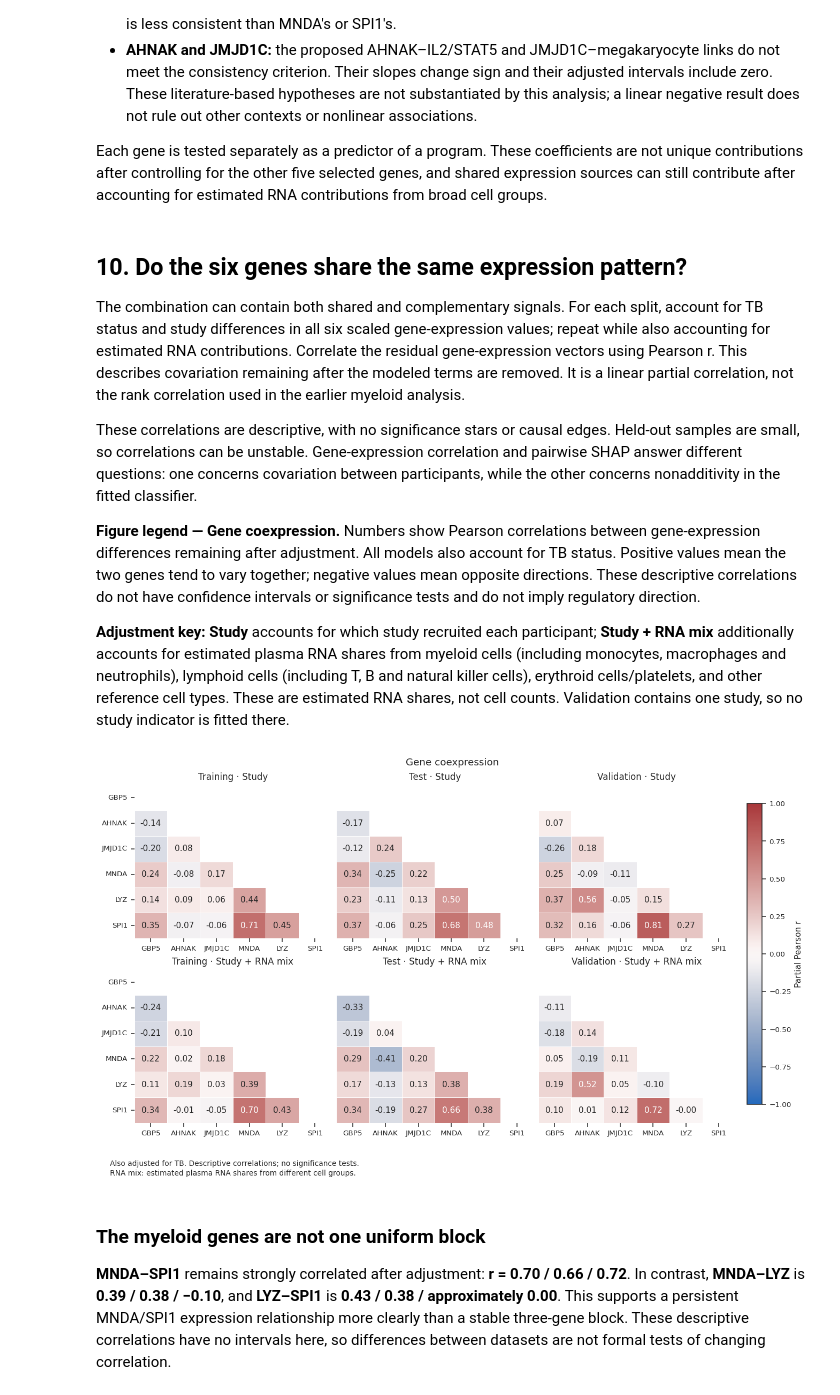
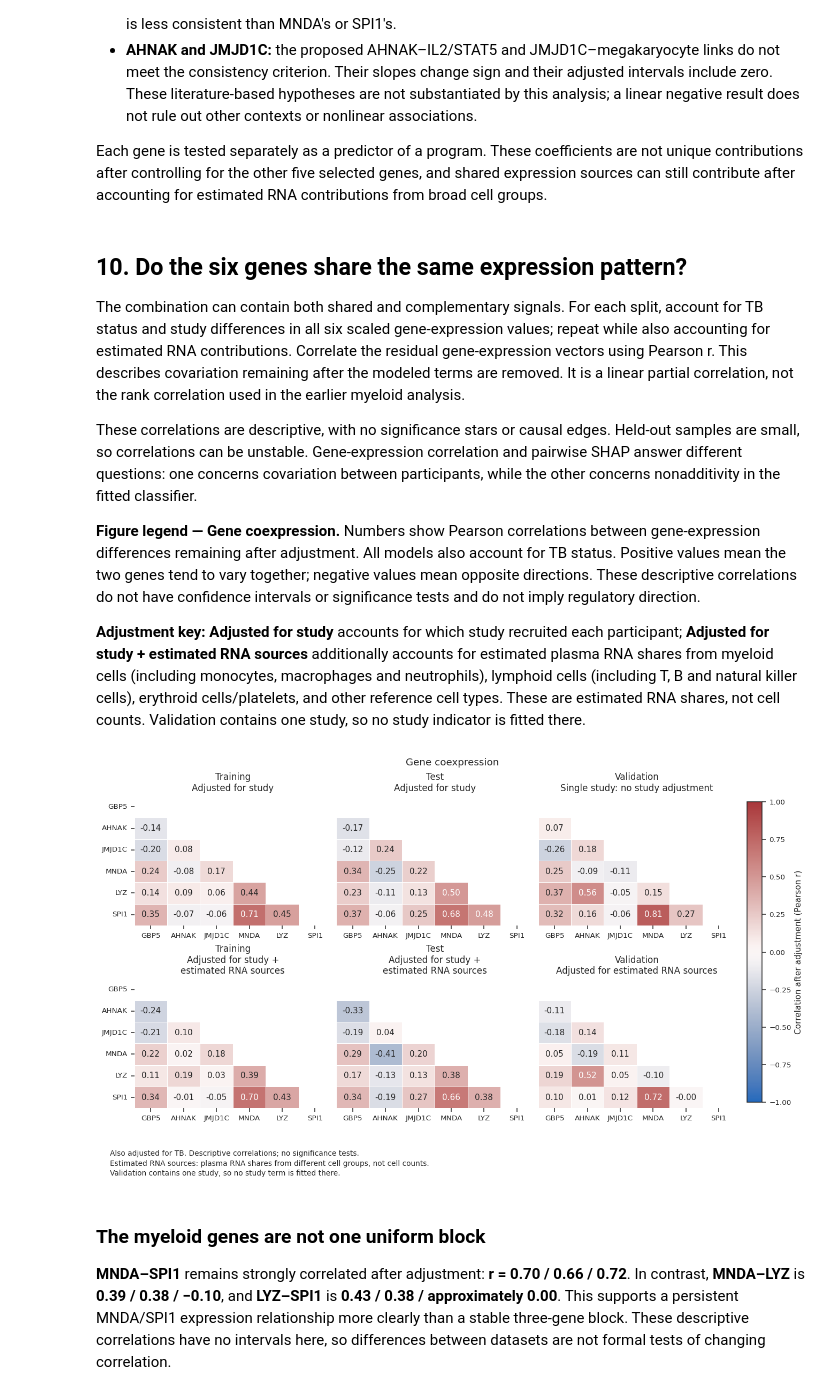
Before and after one commit to alenzimic/cfRNA_TB, a Jupyter notebook: Scripts_For_Manuscript/gene_interactions_pathways.ipynb, the cells around one changed output. Cells and saved outputs as stored; diff of their text form; code cells hidden in the pictures.

```diff
--- a/Scripts_For_Manuscript/gene_interactions_pathways.ipynb
+++ b/Scripts_For_Manuscript/gene_interactions_pathways.ipynb
@@ -303,6 +341,6 @@ Each heatmap uses the same color scale. An asterisk marks GSEA FDR < 0.05 within
 # %%
 focus_results = enrichment.loc[enrichment.pathway.isin(FOCUS)].copy()
-figure, axes = plt.subplots(2, 2, figsize=(10.6, 6.3), layout="constrained")
+figure, axes = plt.subplots(2, 2, figsize=(11.5, 7.2), layout="constrained")
 limit = max(2, np.ceil(focus_results.nes.abs().max() * 2) / 2)
 for row, adjustment in enumerate(ADJUSTMENTS):
     for column, panel in enumerate(PANELS):
@@ -313,12 +351,12 @@ for row, adjustment in enumerate(ADJUSTMENTS):
         sns.heatmap(values, ax=axes[row, column], annot=labels, fmt="", cmap="vlag", center=0,
                     vmin=-limit, vmax=limit, cbar=False, linewidths=0.5,
                     xticklabels=list(SPLITS.values()), yticklabels=list(FOCUS.values()) if column == 0 else False)
-        axes[row, column].set(title=f"{PANEL_TITLES[panel]} · {ADJUSTMENT_TITLES[adjustment]}", xlabel="", ylabel="")
+        axes[row, column].set(title=f"{PANEL_TITLES[panel]}\n{ADJUSTMENT_TITLES[adjustment]}", xlabel="", ylabel="")
         axes[row, column].tick_params(axis="both", rotation=0)
-figure.colorbar(axes[0, 0].collections[0], ax=axes, fraction=0.025, pad=0.02, label="Enrichment (NES)")
+figure.colorbar(axes[0, 0].collections[0], ax=axes, fraction=0.025, pad=0.02, label="GSEA normalized enrichment score (NES)")
 figure.suptitle("Pathway enrichment in TB", fontsize=12)
-figure.set_layout_engine("constrained", rect=(0, 0.11, 1, 0.89))
-add_figure_caption(figure, "Positive NES: higher expression in TB.  * FDR < 0.05.")
+figure.set_layout_engine("constrained", rect=(0, 0.14, 1, 0.86))
+add_figure_caption(figure, "Positive NES: pathway genes rank toward higher expression in TB.  * FDR < 0.05.")
 save_figure(figure, OUTPUT, "pathway_focused_enrichment")
 plt.show()
 focus_results.to_csv(OUTPUT / "pathway_focused_enrichment.csv", index=False)
@@ -396,7 +436,7 @@ score_results.to_csv(OUTPUT / "pathway_score_tb_associations.csv", index=False)
 score_overlap = pd.DataFrame({a: {b: len(set(score_members[a]) & set(score_members[b])) for b in FOCUS} for a in FOCUS})
 score_overlap.to_csv(OUTPUT / "pathway_gene_overlap_counts.csv")
 # %%
-figure, axes = plt.subplots(1, 3, figsize=(11, 4.2), sharex=True, sharey=True)
+figure, axes = plt.subplots(1, 3, figsize=(12, 5.0), sharex=True, sharey=True)
 colors = {ADJUSTMENTS[0]: "#386A87", ADJUSTMENTS[1]: "#AC4B75"}
 for axis, split in zip(axes, SPLITS):
     for offset, adjustment in zip([-0.13, 0.13], ADJUSTMENTS):
@@ -413,10 +453,14 @@ for axis, split in zip(axes, SPLITS):
              yticklabels=list(FOCUS.values()), ylim=(len(FOCUS)-0.5, -0.5))
     axis.grid(axis="x", color="0.92")
 finish_association_figure(figure, axes,
-    "Pathway expression without the six genes", "TB-positive − TB-negative (SD)")
+    "Pathway expression without the six genes", "TB − nonTB difference (training pathway-score SD)")
 save_figure(figure, OUTPUT, "pathway_expression_associations")
 plt.show()
 display(score_results.loc[score_results.adjustment.eq(ADJUSTMENTS[1]),
     ["pathway", "split", "genes", "tb_difference", "ci_lower", "ci_upper", "bh_fdr_30"]]
-    .replace({"pathway": FOCUS, "split": SPLITS}).style.format(precision=3).hide(axis="index"))
+    .replace({"pathway": FOCUS, "split": SPLITS})
+    .rename(columns={"pathway": "Pathway", "split": "Dataset", "genes": "Genes scored",
+                     "tb_difference": "TB − nonTB (training pathway-score SD)",
+                     "ci_lower": "95% interval: lower", "ci_upper": "95% interval: upper",
+                     "bh_fdr_30": "FDR-adjusted P (30 comparisons)"}).style.format(precision=3).hide(axis="index"))
 # %% [output]
@@ -844,12 +889,12 @@ for row, adjustment in enumerate(ADJUSTMENTS):
         sns.heatmap(values, ax=axes[row, column], annot=labels, fmt="", cmap="vlag", center=0,
                     vmin=-limit, vmax=limit, cbar=False, linewidths=0.5,
                     xticklabels=SELECTED, yticklabels=list(GENE_PROGRAMS.values()) if column == 0 else False, annot_kws={"fontsize": 9})
-        axes[row, column].set(title=f"{SPLITS[split]} · {ADJUSTMENT_TITLES[adjustment]}", xlabel="", ylabel="")
+        axes[row, column].set(title=f"{SPLITS[split]}\n{adjustment_title(adjustment, split)}", xlabel="", ylabel="")
         axes[row, column].tick_params(axis="both", rotation=0)
 figure.colorbar(axes[0, 0].collections[0], ax=axes, fraction=0.025, pad=0.02,
-               label="Slope (program SD / gene SD)")
+               label="Program-score change per gene-expression SD\n(both use training SD)")
 figure.suptitle("Gene–program associations", fontsize=12)
-figure.set_layout_engine("constrained", rect=(0, 0.085, 1, 0.915))
+figure.set_layout_engine("constrained", rect=(0, 0.12, 1, 0.88))
 add_figure_caption(figure, "Also adjusted for TB. All panel genes excluded from program scores.  * FDR < 0.05.")
 save_figure(figure, OUTPUT, "pathway_gene_program_associations")
 plt.show()
@@ -875,40 +920,40 @@ These correlations are descriptive, with no significance stars or causal edges.
 
 **Figure legend — Gene coexpression.** Numbers show Pearson correlations between gene-expression differences remaining after adjustment. All models also account for TB status. Positive values mean the two genes tend to vary together; negative values mean opposite directions. These descriptive correlations do not have confidence intervals or significance tests and do not imply regulatory direction.
 
-**Adjustment key:** **Study** accounts for which study recruited each participant; **Study + RNA mix** additionally accounts for estimated plasma RNA shares from myeloid cells (including monocytes, macrophages and neutrophils), lymphoid cells (including T, B and natural killer cells), erythroid cells/platelets, and other reference cell types. These are estimated RNA shares, not cell counts. Validation contains one study, so no study indicator is fitted there.
+**Adjustment key:** **Adjusted for study** accounts for which study recruited each participant; **Adjusted for study + estimated RNA sources** additionally accounts for estimated plasma RNA shares from myeloid cells (including monocytes, macrophages and neutrophils), lymphoid cells (including T, B and natural killer cells), erythroid cells/platelets, and other reference cell types. These are estimated RNA shares, not cell counts. Validation contains one study, so no study indicator is fitted there.
 # %%
 pair_rows = []
 figure, axes = plt.subplots(2, 3, figsize=(12, 7.2), layout="constrained")
 for row, adjustment in enumerate(ADJUSTMENTS):
     for column, split in enumerate(SPLITS):
         frame = metadata.loc[metadata.split.eq(split)]
         design = make_design(frame, adjustment)
         values = standardized.loc[frame.index, SELECTED]
         residual_values = values.to_numpy() - design.to_numpy() @ np.linalg.lstsq(design, values, rcond=None)[0]
         residuals = pd.DataFrame(residual_values, index=frame.index, columns=SELECTED)
         correlations = residuals.corr()
         assert np.isfinite(correlations).all().all()
         for first in range(len(SELECTED)):
             for second in range(first):
                 pair_rows.append({"gene_1": SELECTED[second], "gene_2": SELECTED[first],
                     "split": split, "adjustment": adjustment, "n": len(frame),
                     "partial_pearson_r": correlations.iloc[first, second]})
         sns.heatmap(correlations, mask=np.triu(np.ones_like(correlations, dtype=bool)),
                     ax=axes[row, column], annot=True, fmt=".2f", cmap="vlag", vmin=-1, vmax=1,
                     cbar=False, linewidths=0.5, xticklabels=SELECTED, yticklabels=SELECTED if column == 0 else False)
-        axes[row, column].set(title=f"{SPLITS[split]} · {ADJUSTMENT_TITLES[adjustment]}", xlabel="", ylabel="")
+        axes[row, column].set(title=f"{SPLITS[split]}\n{adjustment_title(adjustment, split)}", xlabel="", ylabel="")
         axes[row, column].tick_params(axis="both", rotation=0)
-figure.colorbar(axes[0, 0].collections[0], ax=axes, fraction=0.025, pad=0.02, label="Partial Pearson r")
+figure.colorbar(axes[0, 0].collections[0], ax=axes, fraction=0.025, pad=0.02, label="Correlation after adjustment (Pearson r)")
 figure.suptitle("Gene coexpression", fontsize=12)
-figure.set_layout_engine("constrained", rect=(0, 0.095, 1, 0.905))
+figure.set_layout_engine("constrained", rect=(0, 0.13, 1, 0.87))
 add_figure_caption(figure, "Also adjusted for TB. Descriptive correlations; no significance tests.")
 save_figure(figure, OUTPUT, "pathway_selected_gene_coexpression")
 plt.show()
 gene_pairs = pd.DataFrame(pair_rows)
 assert len(gene_pairs) == 90
 gene_pairs.to_csv(OUTPUT / "pathway_selected_gene_coexpression.csv", index=False)
 # %% [output]
-[figure, old version]
+[figure, new version]
 # %% [markdown]
 ### The myeloid genes are not one uniform block
 
```
Also changed, not shown: parts of 23 cells of this notebook, 54 other files.
